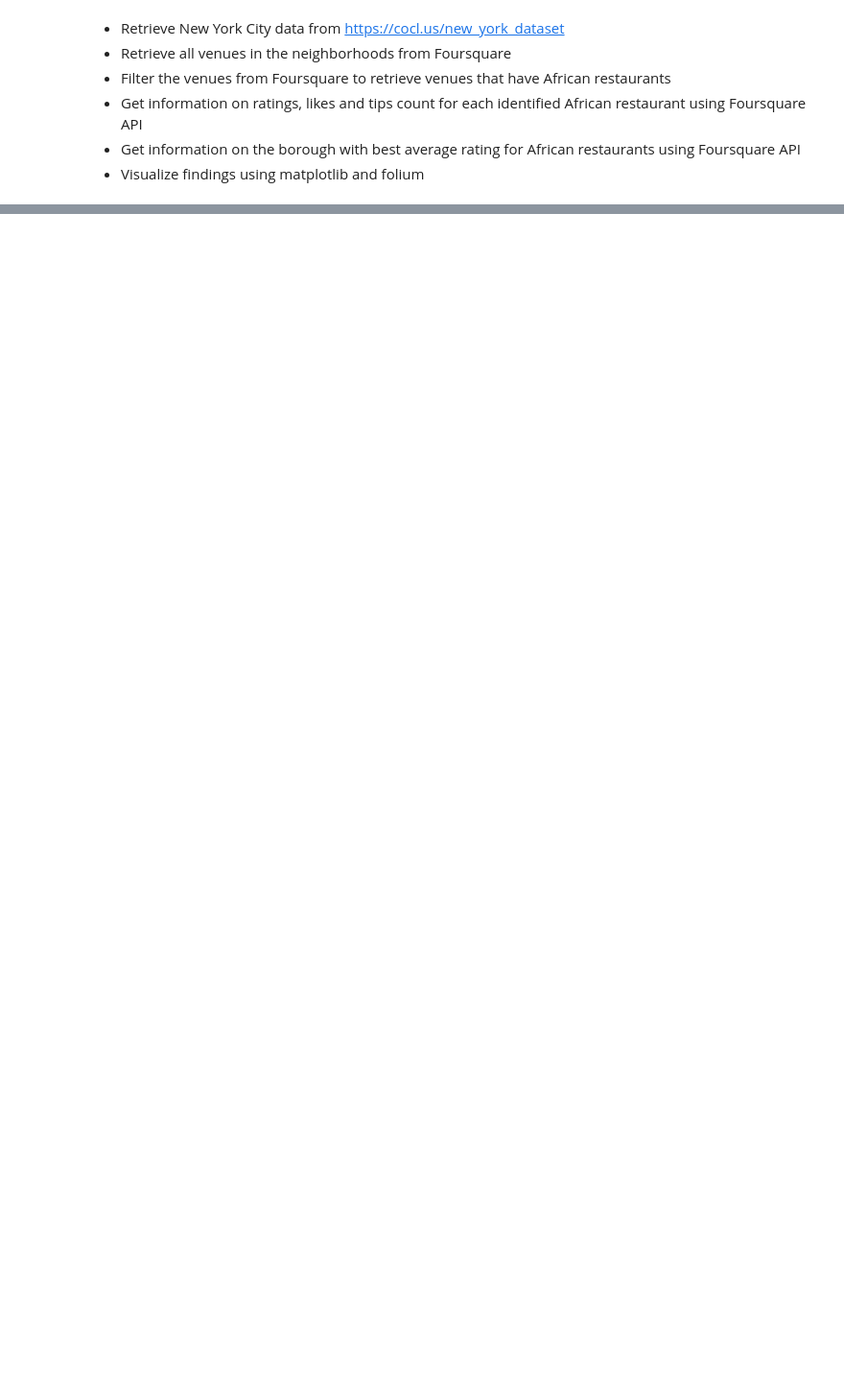
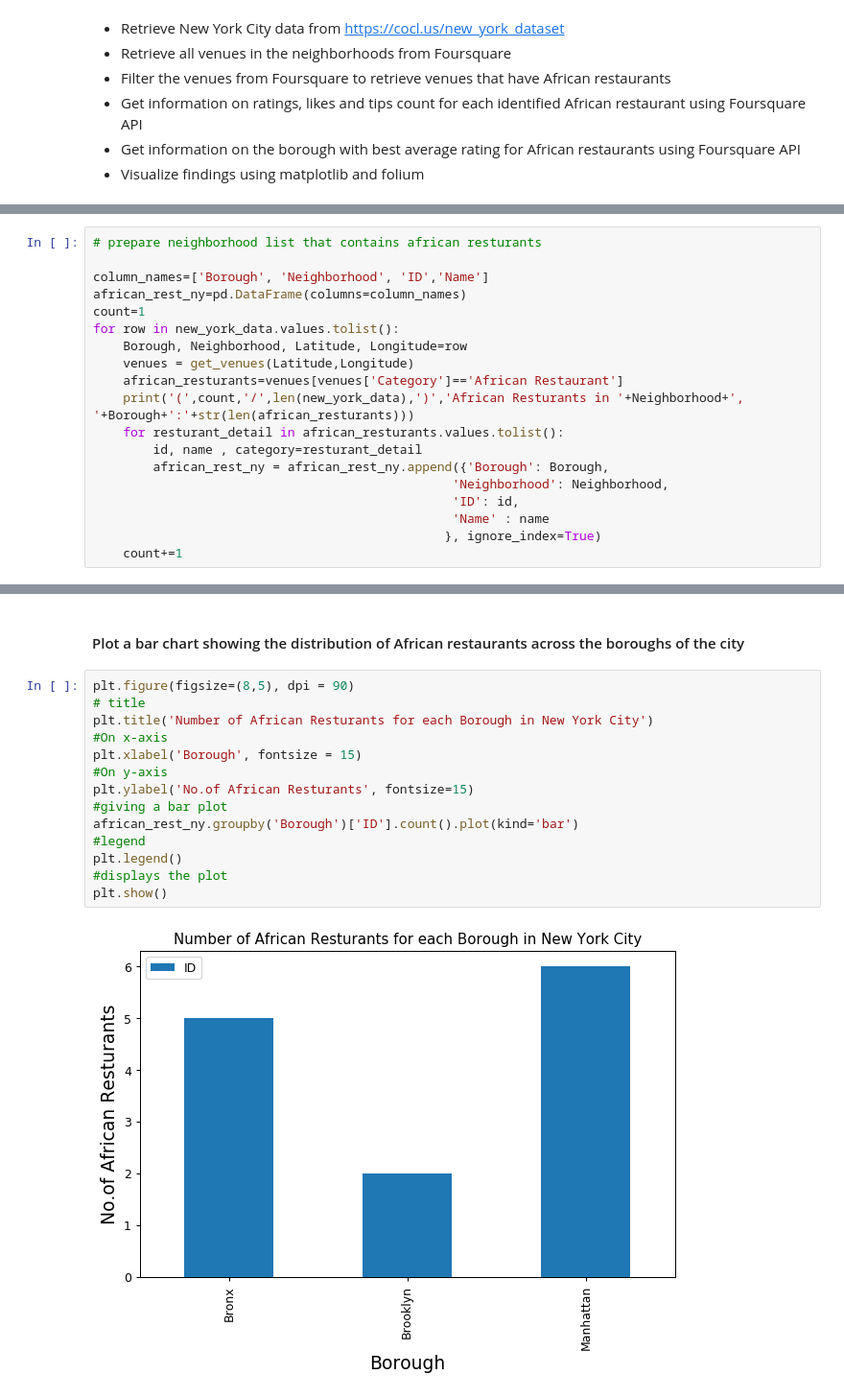
Before and after one commit to hilaryokitia1/Battle-of-Neighborhoods-New-York-City, a Jupyter notebook: Battle-of-Neighborhoods-New-York-City.ipynb, the cells around one changed output, grey strips where cells are left out. Shown at 96% size. Drawn from its saved outputs; the diff is of its cells as text; blank space fills up the shorter version.

```diff
--- a/Battle-of-Neighborhoods-New-York-City.ipynb
+++ b/Battle-of-Neighborhoods-New-York-City.ipynb
@@ -37,0 +231,19 @@ Data source: Foursquare
+# %%
+# prepare neighborhood list that contains african resturants
+
+column_names=['Borough', 'Neighborhood', 'ID','Name']
+african_rest_ny=pd.DataFrame(columns=column_names)
+count=1
+for row in new_york_data.values.tolist():
+    Borough, Neighborhood, Latitude, Longitude=row
+    venues = get_venues(Latitude,Longitude)
+    african_resturants=venues[venues['Category']=='African Restaurant']
+    print('(',count,'/',len(new_york_data),')','African Resturants in '+Neighborhood+', '+Borough+':'+str(len(african_resturants)))
+    for resturant_detail in african_resturants.values.tolist():
+        id, name , category=resturant_detail
+        african_rest_ny = african_rest_ny.append({'Borough': Borough,
+                                                'Neighborhood': Neighborhood,
+                                                'ID': id,
+                                                'Name' : name
+                                               }, ignore_index=True)
+    count+=1
@@ -37,0 +285,18 @@ Data source: Foursquare
+# %% [markdown]
+#### Plot a bar chart showing the distribution of African restaurants across the boroughs of the city
+# %%
+plt.figure(figsize=(8,5), dpi = 90)
+# title
+plt.title('Number of African Resturants for each Borough in New York City')
+#On x-axis
+plt.xlabel('Borough', fontsize = 15)
+#On y-axis
+plt.ylabel('No.of African Resturants', fontsize=15)
+#giving a bar plot
+african_rest_ny.groupby('Borough')['ID'].count().plot(kind='bar')
+#legend
+plt.legend()
+#displays the plot
+plt.show()
+# %% [output]
+[figure, added]
```
Also changed, not shown: parts of 76 cells of this notebook.
